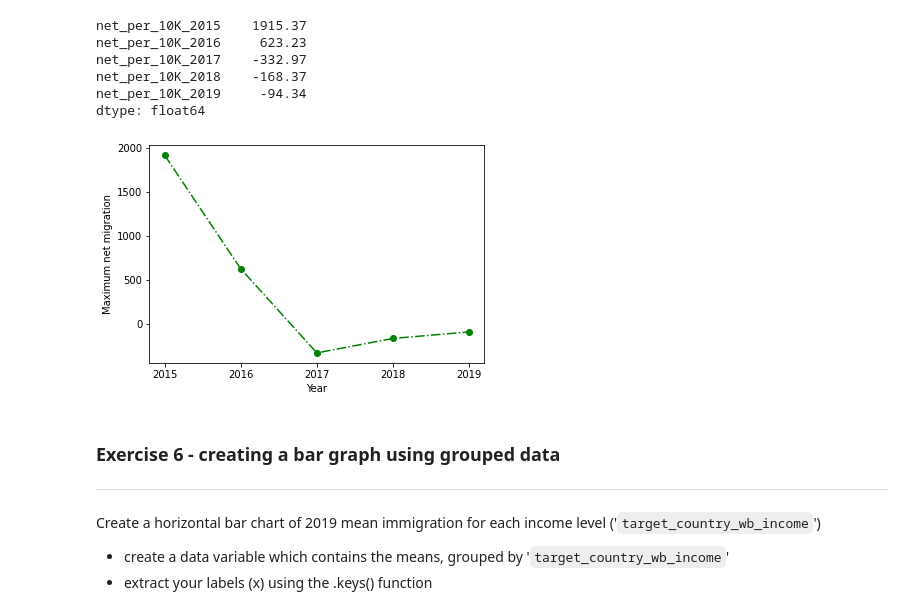
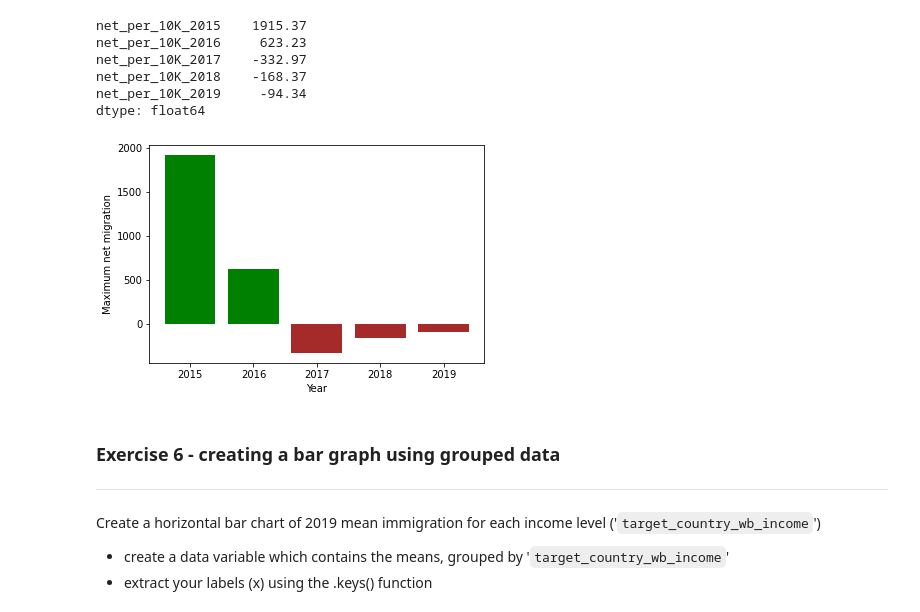
Before and after one commit to blazaropinto/PDA_Data_Analysis_Python, a Jupyter notebook: Correlation_and_visualisation.ipynb, the cells around one changed output. Drawn from its saved outputs; the diff is of its cells as text; code cells hidden in the pictures.

```diff
--- a/Correlation_and_visualisation.ipynb
+++ b/Correlation_and_visualisation.ipynb
@@ -322,12 +322,12 @@ net_per_10K_2019     -94.34
 dtype: float64
 # %%
 labels_count = ['2015','2016','2017','2018','2019']
-plt.plot(labels_count, mig_sum, 'og-.')
+plt.bar(labels_count, mig_sum, color=(mig_sum>0).map({True:'g', False: 'brown'}))
 plt.xlabel('Year')
 plt.ylabel('Maximum net migration')
 plt.show()
 # %% [output]
-[figure, old version]
+[figure, new version]
 # %% [markdown]
 ### Exercise 6 - creating a bar graph using grouped data
 ---
```
